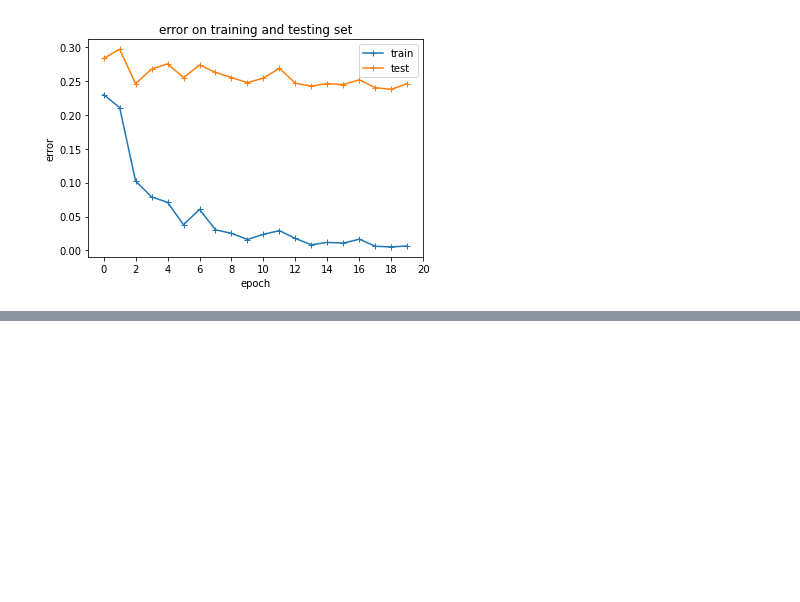
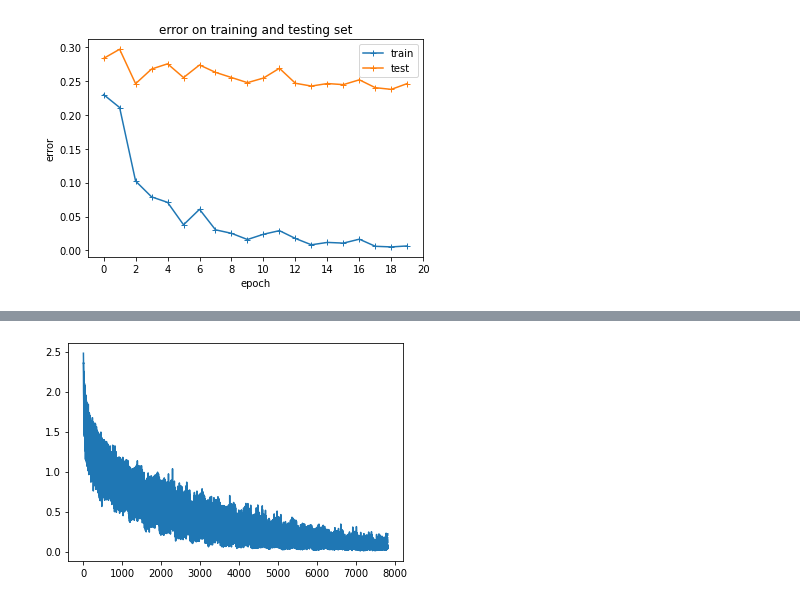
Before and after one commit to quniLcs/nndl, a Jupyter notebook: Project 2/Code/main.ipynb, the cells around one changed output, grey strips where cells are left out. Drawn from its saved outputs; the diff is of its cells as text; code cells hidden in the pictures; blank space fills up the shorter version.

```diff
--- a/Project 2/Code/main.ipynb
+++ b/Project 2/Code/main.ipynb
@@ -567,9 +568,11 @@ Epoch: 19       Train Error: 0.01754    Test Error: 0.30090
 Epoch: 20       Train Error: 0.01504    Test Error: 0.30690
 # %%
 root = '../Result/NN BN'
+losses_file = os.path.join(root, 'losses.pt')
 train_errors_file = os.path.join(root, 'train_errors.pt')
 test_errors_file = os.path.join(root, 'test_errors.pt')
 
+losses_BN = torch.load(losses_file)
 train_error_BN = torch.load(train_errors_file)
 test_error_BN = torch.load(test_errors_file)
 # %%
@@ -713,0 +719,21 @@ plt.show()
+# %%
+lr = [1e-3, 2e-3, 1e-4, 5e-4]
+losses = [losses_BN, [], [], []]
+for ind in range(4):
+    model = NN_BN()
+    optimizer = torch.optim.Adam(model.parameters(), lr = lr[ind])
+    criterion = nn.CrossEntropyLoss()
+
+    root = '../Result/NN BN ' + str(lr[ind])
+    best_model_file = os.path.join(root, 'model.pt')
+    losses_file = os.path.join(root, 'losses.pt')
+    train_errors_file = os.path.join(root, 'train_errors.pt')
+    test_errors_file = os.path.join(root, 'test_errors.pt')
+
+    print('lr =', lr[ind])
+    losses[ind], _, _ = \
+        train(model, optimizer, criterion, train_loader, test_loader, device = device,
+              wrap_tqdms = False, print_errors = True,
+              best_model_file = best_model_file, losses_file = losses_file,
+              train_errors_file = train_errors_file, test_errors_file = test_errors_file)
+    print()
@@ -713,0 +758,19 @@ plt.show()
+# %%
+losses = []
+for ind in range(4):
+    root = '../Result/NN BN ' + str(lr[ind])
+    losses_file = os.path.join(root, 'losses.pt')
+
+    losses.append(torch.load(losses_file))
+# %%
+min_curve, max_curve = loss_landscape(losses)
+plt.plot(min_curve, c = "tab:blue")
+plt.plot(max_curve, c = "tab:blue")
+plt.fill_between(range(len(min_curve)), y1 = min_curve, y2 = max_curve)
+
+fig_file = os.path.join(root, 'figure.png')
+plt.savefig(fig_file)
+
+plt.show()
+# %% [output]
+[figure, added]
```
Also changed, not shown: parts of 4 cells of this notebook.
